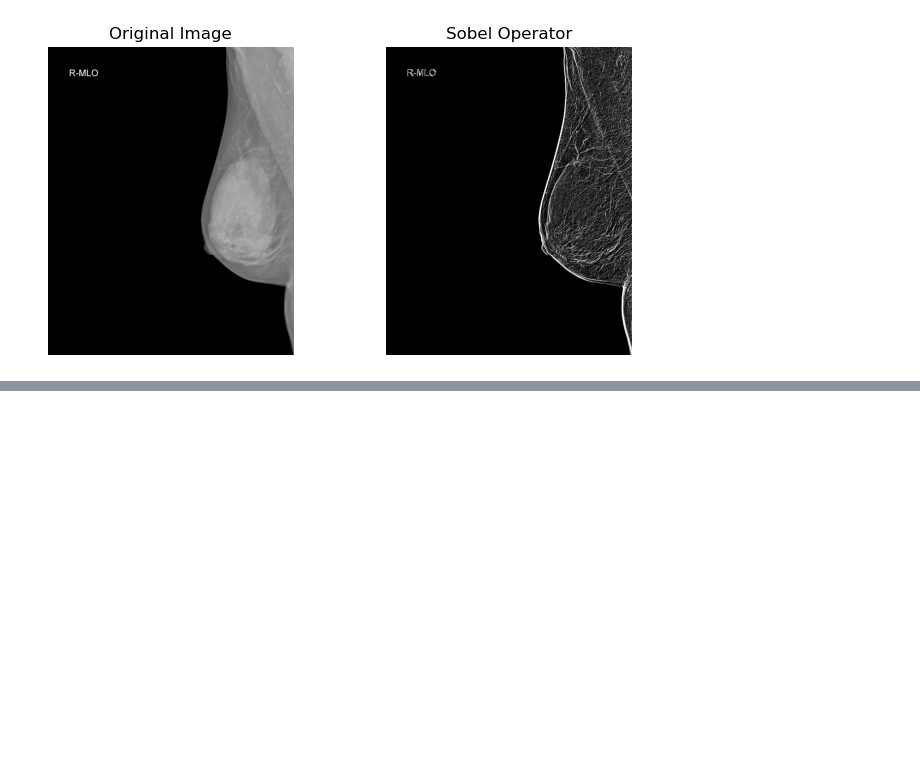
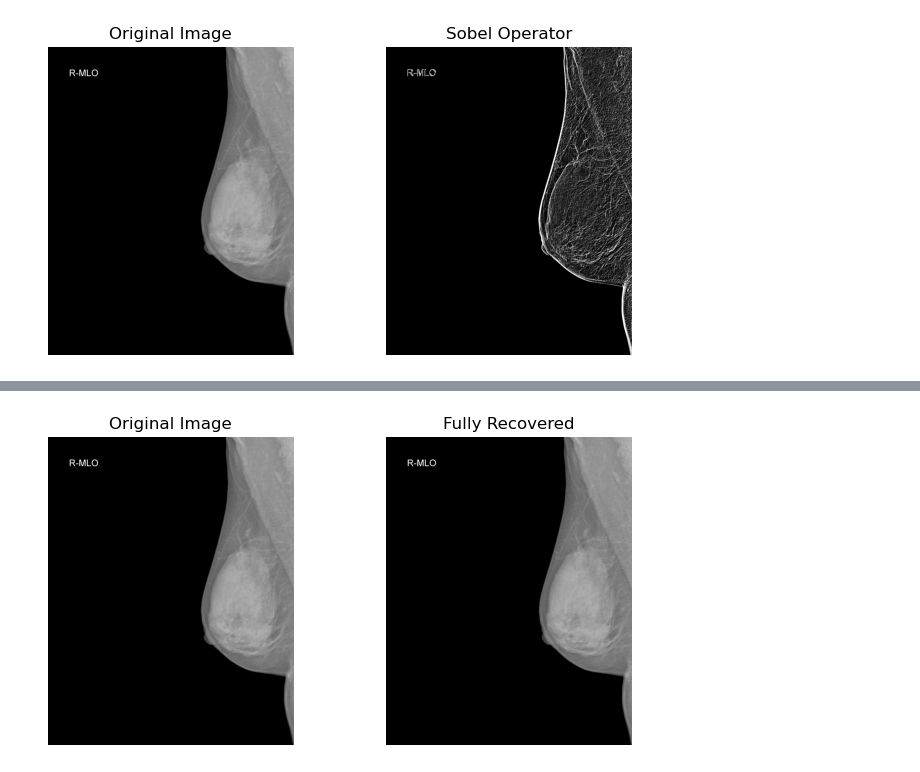
Before and after one commit to jefftorres/med-img, a Jupyter notebook: transforms.ipynb, the cells around one changed output, grey strips where cells are left out. Cells and saved outputs as stored; diff of their text form; code cells hidden in the pictures; blank space fills up the shorter version.

```diff
--- a/transforms.ipynb
+++ b/transforms.ipynb
@@ -249,0 +308,7 @@ dcm_show_transform([sobel], ['Sobel Operator'])
+# %%
+iftimg = cv.idft(dft, None)
+iftimg = cv.magnitude(iftimg[:, :, 0], iftimg[:, :, 1])
+
+dcm_show_transform([iftimg], ['Fully Recovered'])
+# %% [output]
+[figure, added]
```
Also changed, not shown: parts of 4 cells of this notebook.
